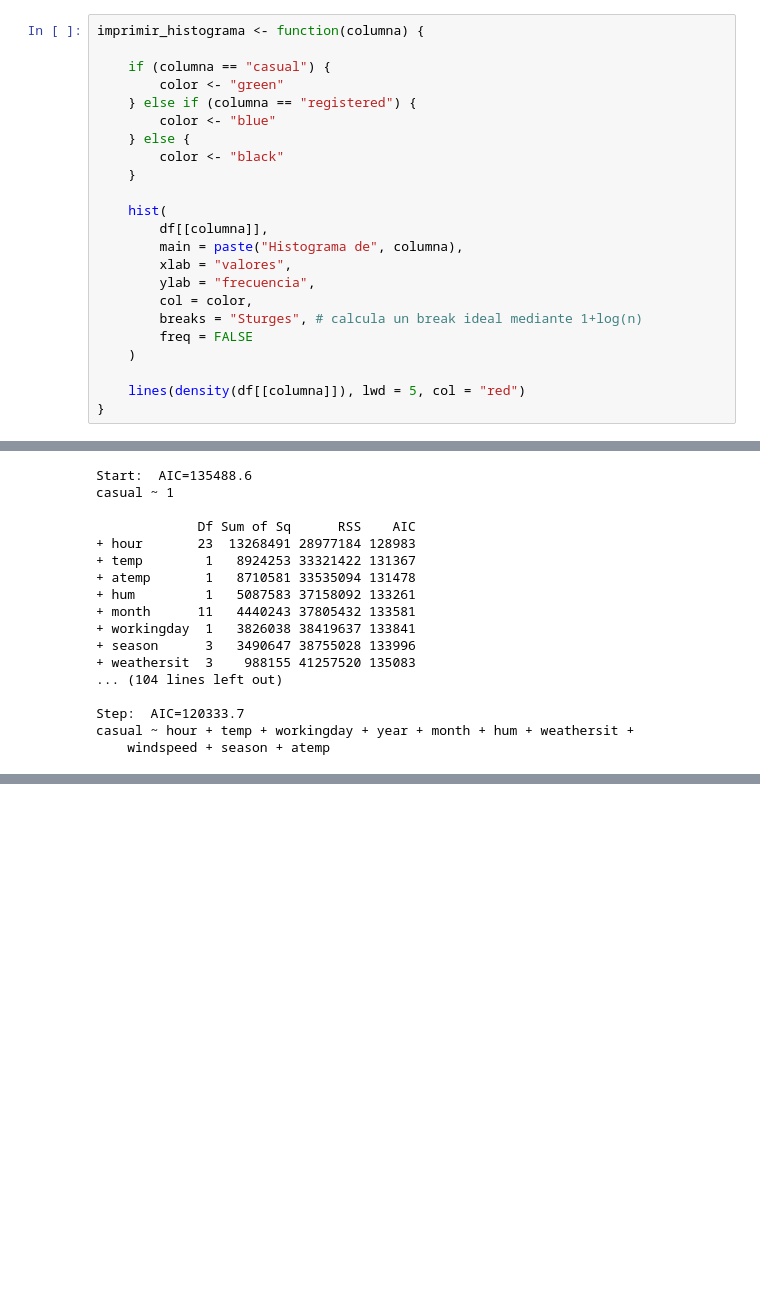
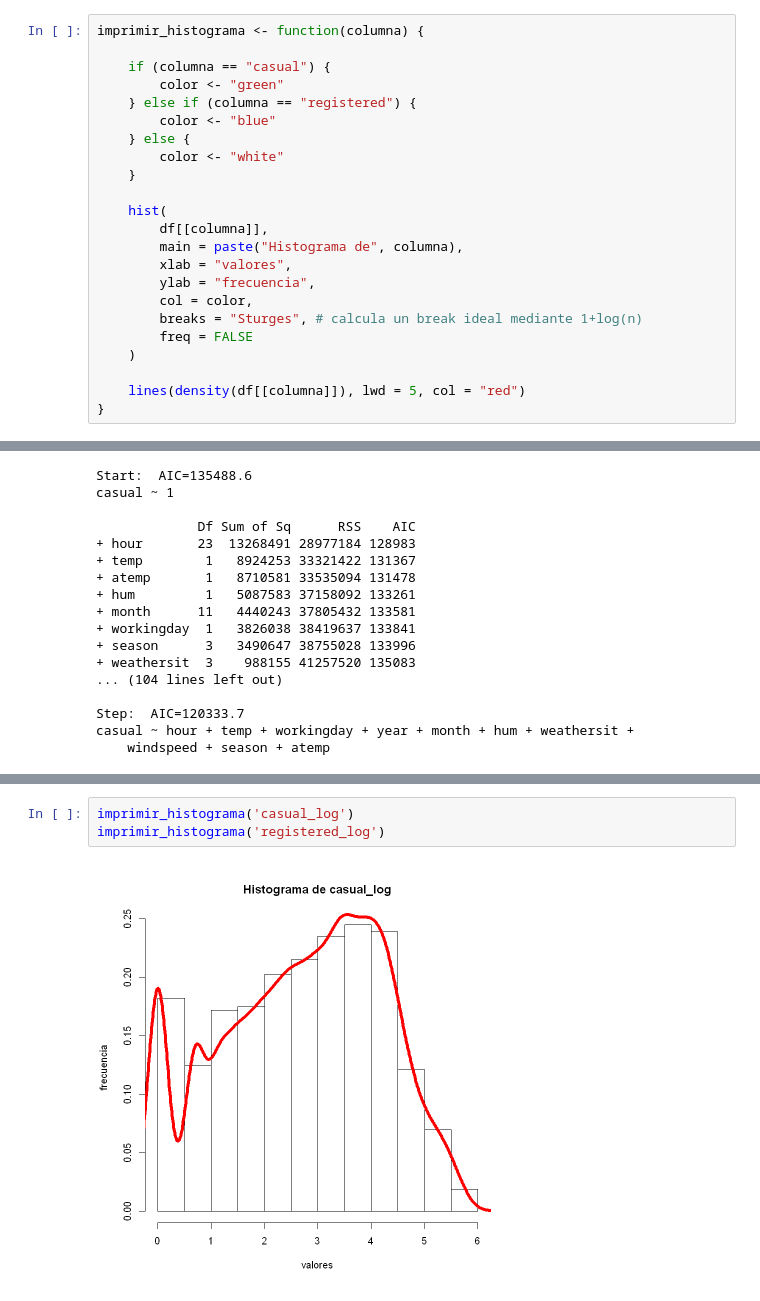
Before and after one commit to josegdotcom/Proyecto-analizis_regresion, a Jupyter notebook: Proyecto.ipynb, the cells around one changed output, grey strips where cells are left out. Cells and saved outputs as stored; diff of their text form; blank space fills up the shorter version.

```diff
--- a/Proyecto.ipynb
+++ b/Proyecto.ipynb
@@ -163,7 +164,7 @@ imprimir_histograma <- function(columna) {
     } else if (columna == "registered") {
         color <- "blue"
     } else {
-        color <- "black"
+        color <- "white"
     }
 
     hist(
@@ -338,0 +373,5 @@ casual ~ hour + temp + workingday + year + month + hum + weathersit +
+# %%
+imprimir_histograma('casual_log')
+imprimir_histograma('registered_log')
+# %% [output]
+[figure, added]
```
Also changed, not shown: parts of 26 cells of this notebook.
